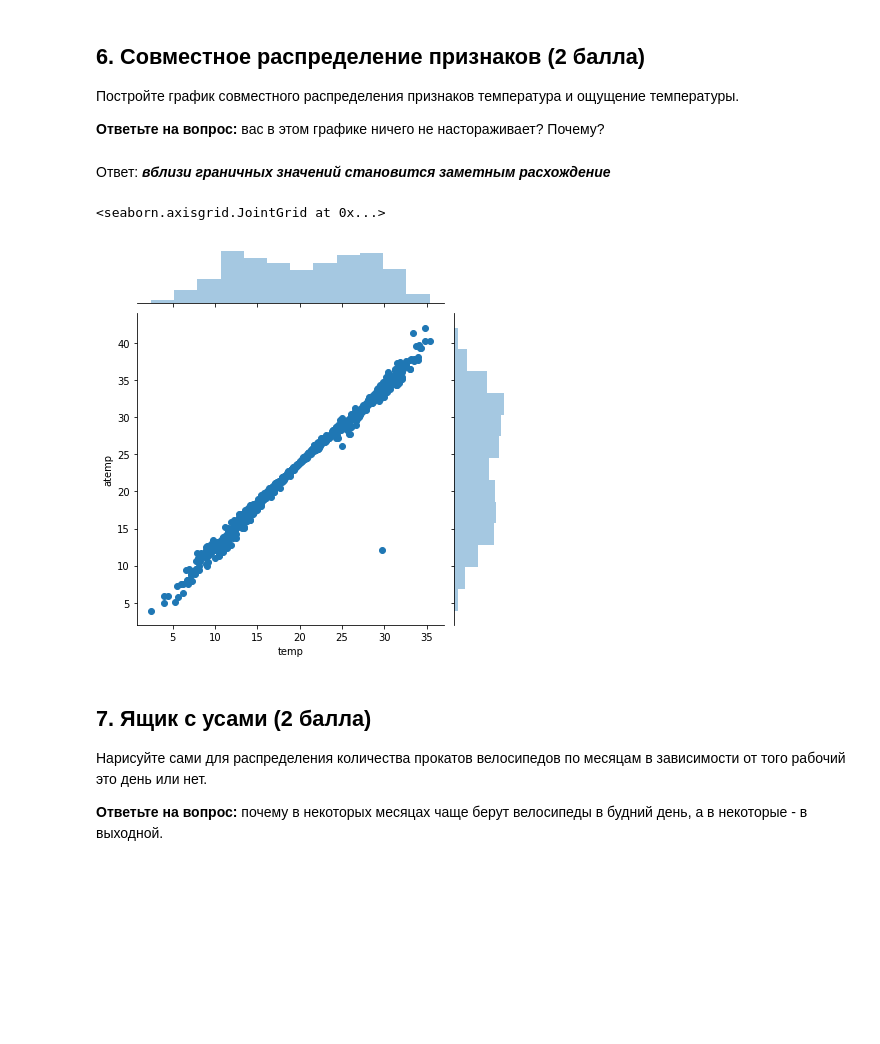
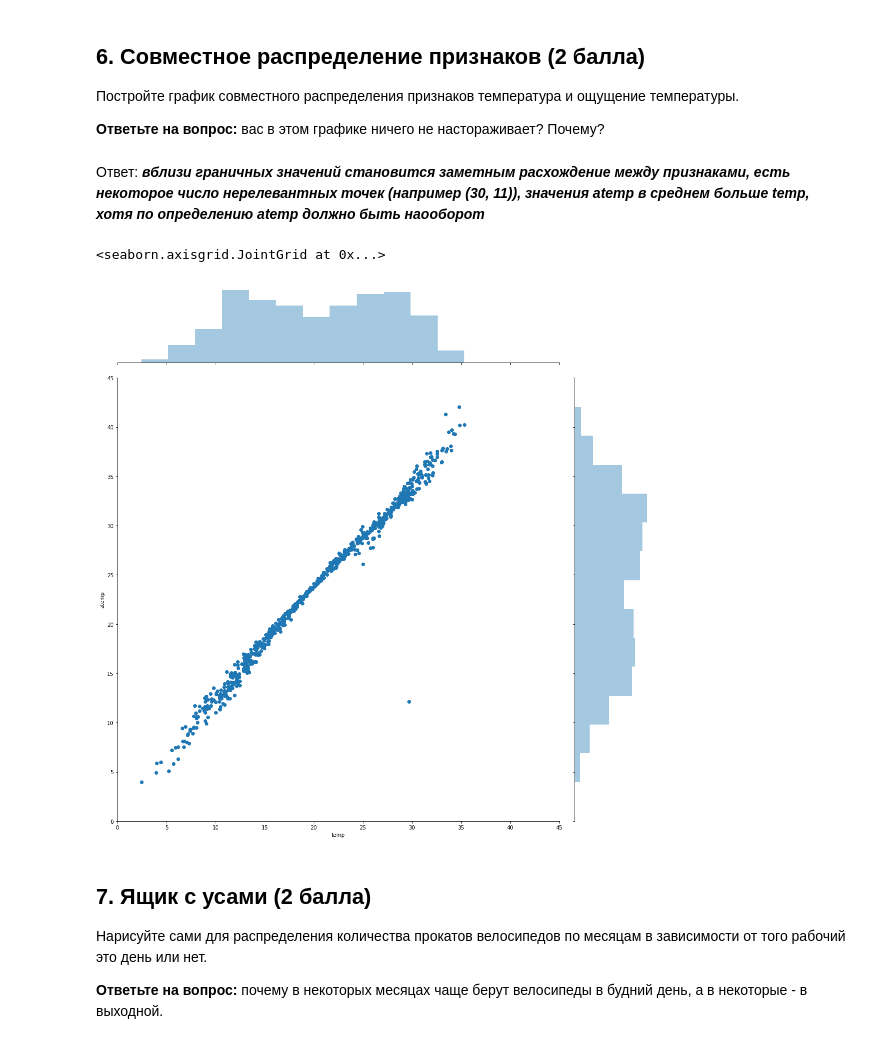
Before and after one commit to evggenshch/7bits_ML_1819, a Jupyter notebook: week3_homework_03-01-visualisation-homework.ipynb, the cells around one changed output. Cells and saved outputs as stored; diff of their text form; code cells hidden in the pictures; blank space fills up the shorter version.

```diff
--- a/week3_homework_03-01-visualisation-homework.ipynb
+++ b/week3_homework_03-01-visualisation-homework.ipynb
@@ -216,13 +228,14 @@ sns.distplot(df['cnt'])
 Постройте график совместного распределения признаков температура и ощущение температуры.
 
 **Ответьте на вопрос:** вас в этом графике ничего не настораживает? Почему?
-# %% [markdown]
-Ответ: __*вблизи граничных значений становится заметным расхождение*__
+# %% [markdown]
+Ответ: __*вблизи граничных значений становится заметным расхождение между признаками, есть некоторое число нерелевантных точек (например (30, 11)), значения atemp в среднем больше temp, хотя по определению atemp должно быть наооборот*__
 # %%
-sns.jointplot(x=df['temp'], y=df['atemp'], data=df)
+
+sns.jointplot(x=df['temp'], y=df['atemp'], data=df, height = 15, xlim=(0, 45), ylim=(0, 45))
 # %% [output]
 <seaborn.axisgrid.JointGrid at 0x...>
-[figure, old version]
+[figure, new version]
 # %% [markdown]
 ## 7. Ящик с усами (2 балла)
 
```
Also changed, not shown: parts of 15 cells of this notebook.
